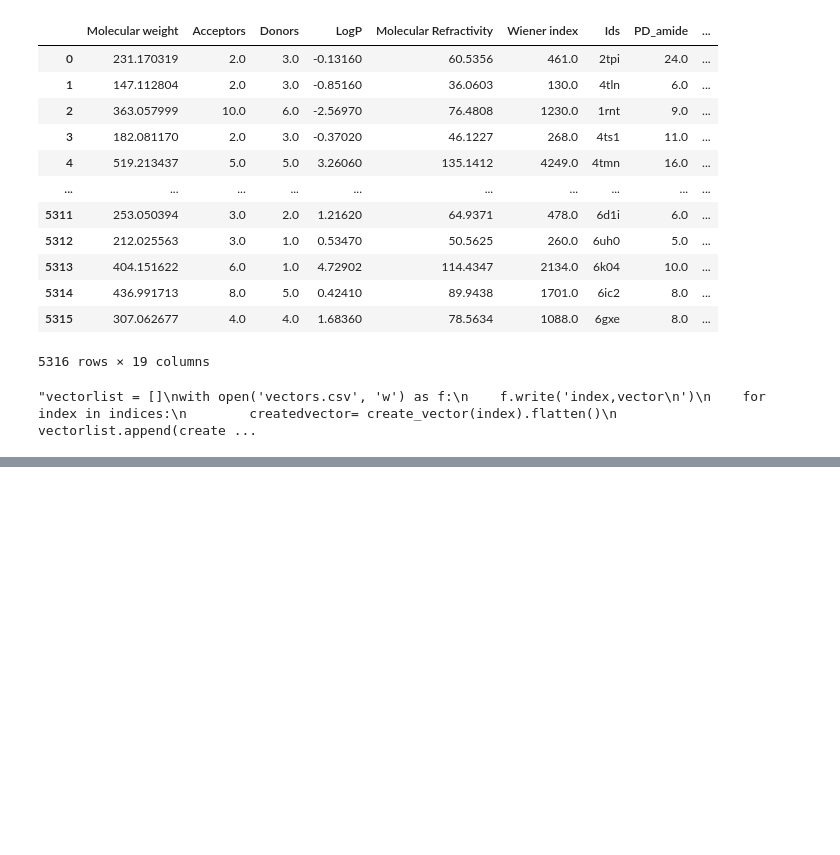
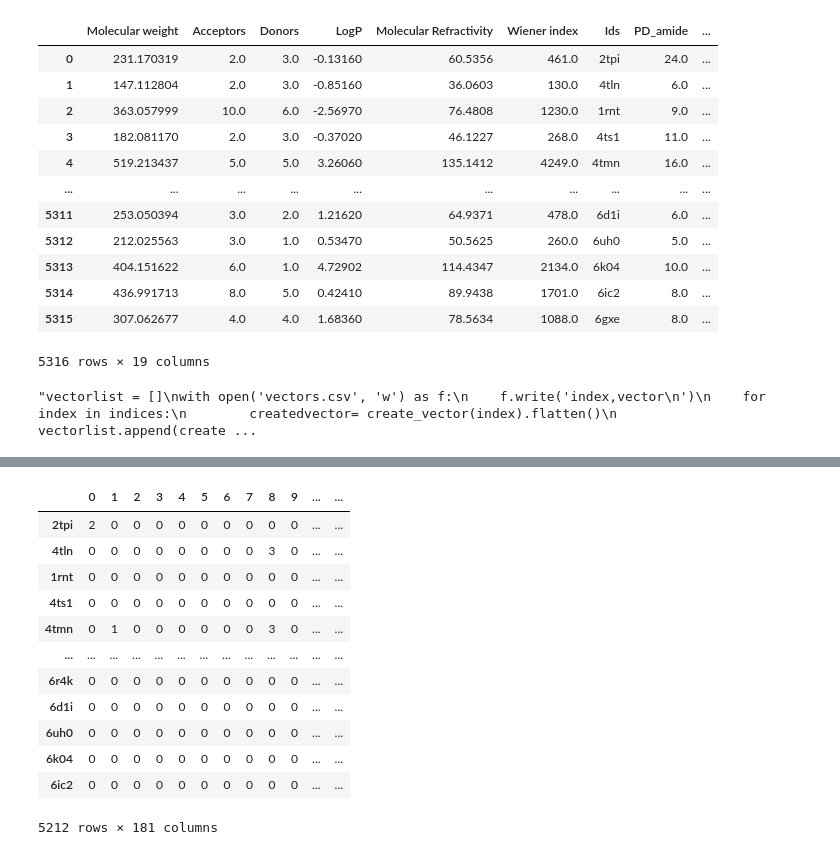
Before and after one commit to francoviscarra/BFE_ML, a Jupyter notebook: feature_calc/interaction_fingerprint.ipynb, the cells around one changed output, grey strips where cells are left out. Saved outputs shown, nothing was run; the diff lists cells and outputs as text; code cells hidden in the pictures; blank space fills up the shorter version.

```diff
--- a/feature_calc/interaction_fingerprint.ipynb
+++ b/feature_calc/interaction_fingerprint.ipynb
@@ -150,4 +179,3 @@ Error:
 # %%
 #Make a dictionary with the index as key and the vector as value
-vector_dict = dict(zip(index_list, vector_clean))
-vector_df   = pd.DataFrame(vector_dict).T
+vector_dict = dict(zip(index_list, vector_fixed))
@@ -153,0 +196,17 @@ vector_df   = pd.DataFrame(vector_dict).T
+# %%
+#Make all columns integers
+vector_df.astype(int)
+# %% [output]
+|  | 0 | 1 | 2 | 3 | 4 | 5 | 6 | 7 | 8 | 9 | ... | ... |
+| 2tpi | 2 | 0 | 0 | 0 | 0 | 0 | 0 | 0 | 0 | 0 | ... | ... |
+| 4tln | 0 | 0 | 0 | 0 | 0 | 0 | 0 | 0 | 3 | 0 | ... | ... |
+| 1rnt | 0 | 0 | 0 | 0 | 0 | 0 | 0 | 0 | 0 | 0 | ... | ... |
+| 4ts1 | 0 | 0 | 0 | 0 | 0 | 0 | 0 | 0 | 0 | 0 | ... | ... |
+| 4tmn | 0 | 1 | 0 | 0 | 0 | 0 | 0 | 0 | 3 | 0 | ... | ... |
+| ... | ... | ... | ... | ... | ... | ... | ... | ... | ... | ... | ... | ... |
+| 6r4k | 0 | 0 | 0 | 0 | 0 | 0 | 0 | 0 | 0 | 0 | ... | ... |
+| 6d1i | 0 | 0 | 0 | 0 | 0 | 0 | 0 | 0 | 0 | 0 | ... | ... |
+| 6uh0 | 0 | 0 | 0 | 0 | 0 | 0 | 0 | 0 | 0 | 0 | ... | ... |
+| 6k04 | 0 | 0 | 0 | 0 | 0 | 0 | 0 | 0 | 0 | 0 | ... | ... |
+| 6ic2 | 0 | 0 | 0 | 0 | 0 | 0 | 0 | 0 | 0 | 0 | ... | ... |
+5212 rows × 181 columns
```
Also changed, not shown: parts of 25 cells of this notebook, 1 other file.
